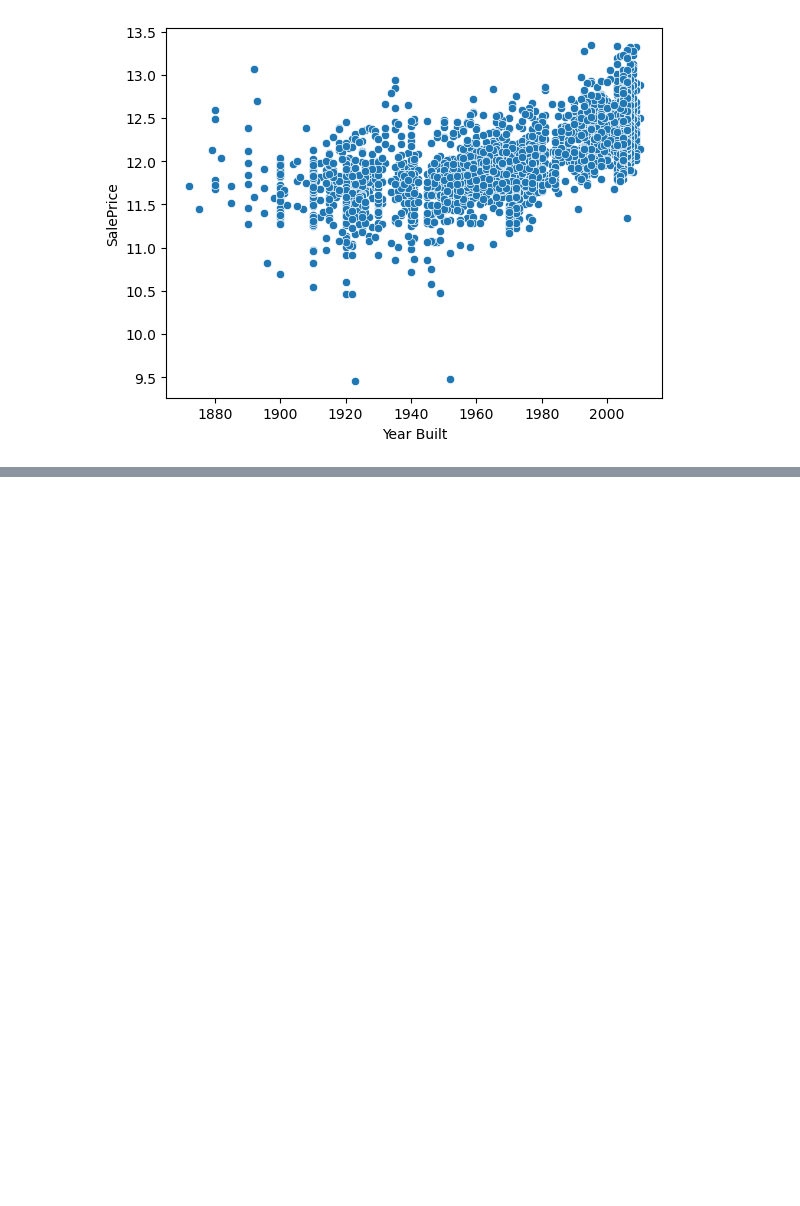
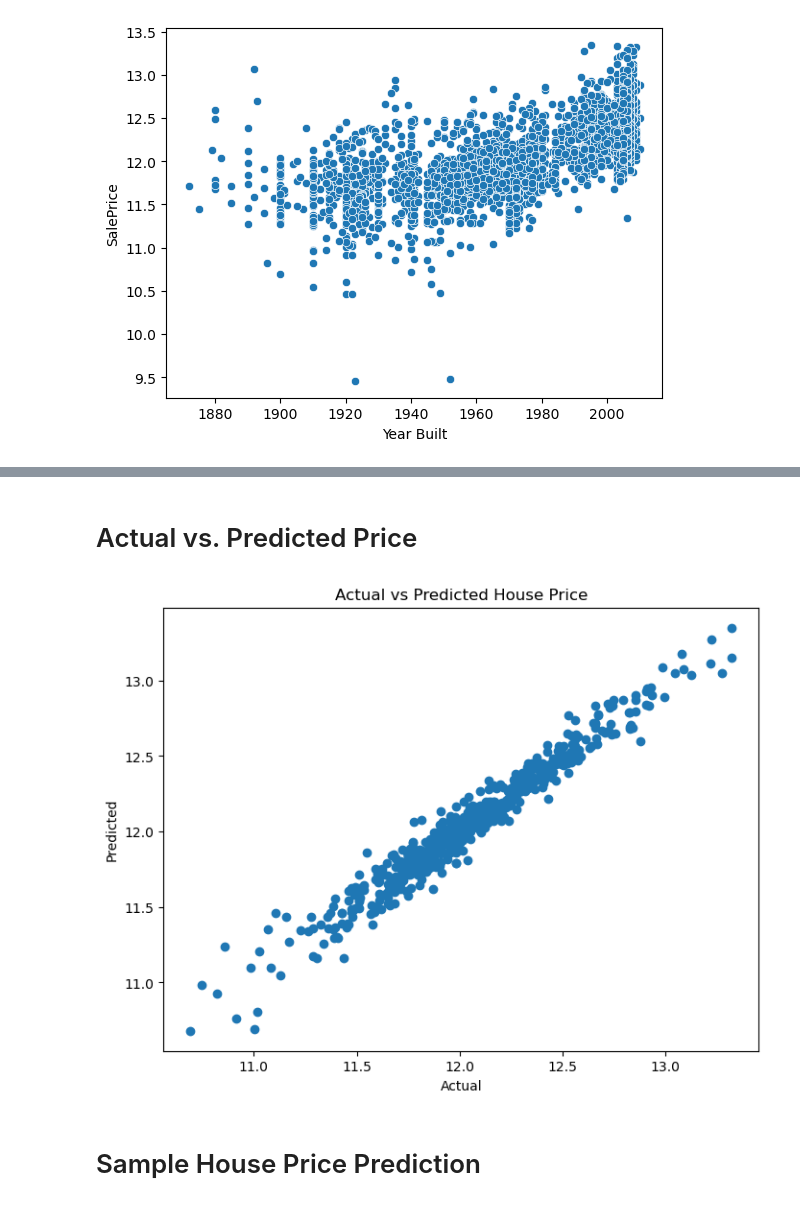
Before and after one commit to khushilorish/house-price-prediction, a Jupyter notebook: code.ipynb, the cells around one changed output, grey strips where cells are left out. Saved outputs shown, nothing was run; the diff lists cells and outputs as text; code cells hidden in the pictures; blank space fills up the shorter version.

```diff
--- a/code.ipynb
+++ b/code.ipynb
@@ -205,0 +213,7 @@ data = data.drop(low_features, axis=1)
+# %%
+x = data.drop("SalePrice", axis=1)
+y = data["SalePrice"]
+
+cat_col=x.select_dtypes(include='object').columns
+num_col = x.select_dtypes(exclude='object').columns
+print(len(cat_col))
@@ -205,0 +222,5 @@ data = data.drop(low_features, axis=1)
+# %%
+from sklearn.compose import ColumnTransformer
+from sklearn.preprocessing import OneHotEncoder
+
+en = ColumnTransformer(transformers=[("cat", OneHotEncoder(handle_unknown="ignore", drop="first"), cat_col)], remainder="passthrough")
@@ -206,13 +231,21 @@ data = data.drop(low_features, axis=1)
 # %%
+import warnings
+warnings.filterwarnings("ignore", category = UserWarning)
+
 from sklearn.model_selection import train_test_split
+from sklearn.pipeline import Pipeline
 from sklearn.linear_model import LinearRegression
 
-x = data.drop('SalePrice', axis=1)
-y= data['SalePrice']
+# x = data.drop('SalePrice', axis=1)
+# y= data['SalePrice']
 
-x_train, x_test, y_train, y_test = train_test_split(x,y, test_size = 0.2)
+x_train, x_test, y_train, y_test = train_test_split(x,y, test_size = 0.2, random_state =42)
 
-model = LinearRegression()
-model.fit(x_train,y_train)
+pipeline_lr = Pipeline([
+    ("preprocessor", en),
+    ("model", LinearRegression())
+])
 
-y_pred = model.predict(x_test)
+pipeline_lr.fit(x_train, y_train)
+
+y_pred = pipeline_lr.predict(x_test)
@@ -252,0 +388,17 @@ RF RMSE: 0.12883033273507713
+# %% [markdown]
+# Actual vs. Predicted Price
+# %%
+import matplotlib.pyplot as plt
+
+plt.figure(figsize=(8,6))
+plt.scatter(y_test, y_pred)
+
+plt.xlabel("Actual")
+plt.ylabel("Predicted")
+plt.title("Actual vs Predicted House Price")
+
+plt.show()
+# %% [output]
+[figure, added]
+# %% [markdown]
+# Sample House Price Prediction
```
Also changed, not shown: parts of 38 cells of this notebook, 5 other files.
